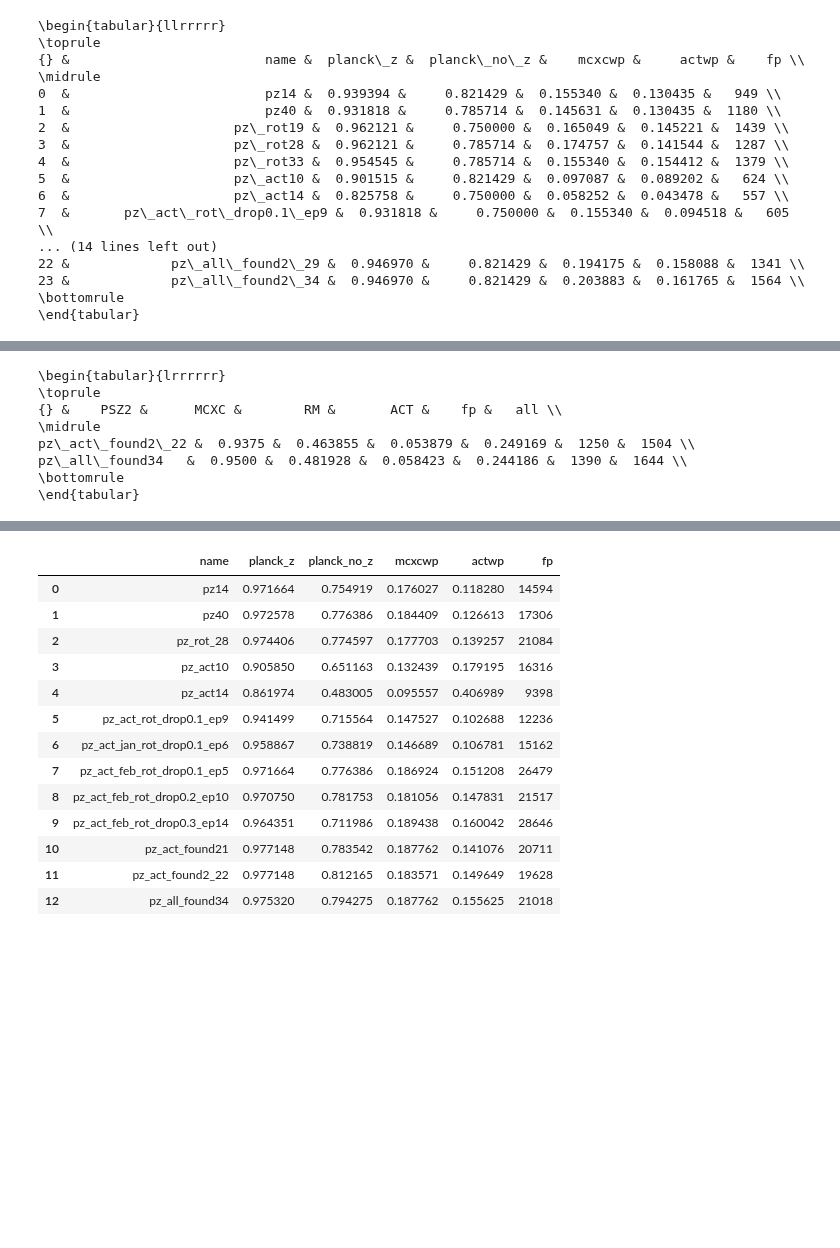
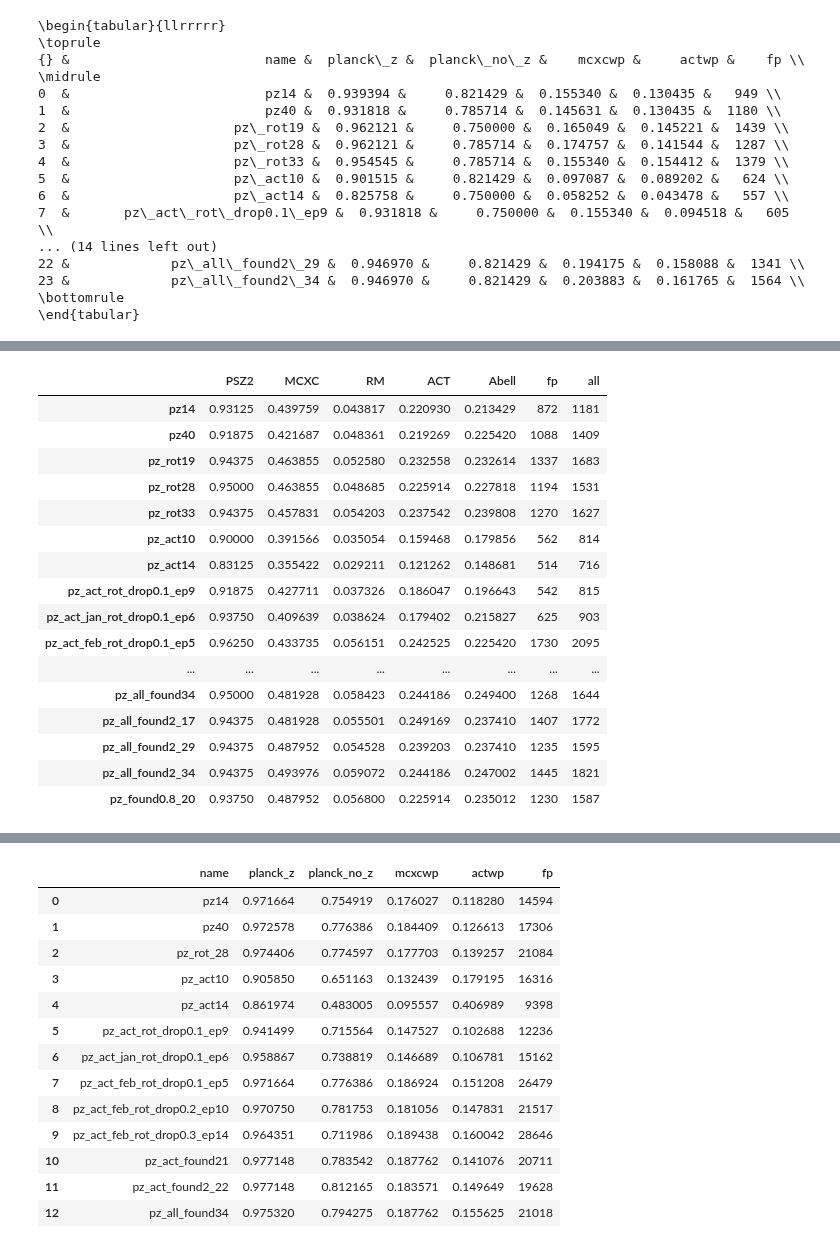
Before and after one commit to rt2122/data-segmentation-2, a Jupyter notebook: modifications_for_model/df_val_stat_all_models.ipynb, the cells around one changed output, grey strips where cells are left out. Saved outputs shown, nothing was run; the diff lists cells and outputs as text; code cells hidden in the pictures; blank space fills up the shorter version.

```diff
--- a/modifications_for_model/df_val_stat_all_models.ipynb
+++ b/modifications_for_model/df_val_stat_all_models.ipynb
@@ -131,14 +139,23 @@ See the caveats in the documentation: https://pandas.pydata.org/pandas-docs/stab
-# %%
-print(recall_df[np.in1d(recall_df.index, models)].to_latex())
-# %% [output]
-\begin{tabular}{lrrrrrr}
-\toprule
-{} &    PSZ2 &      MCXC &        RM &       ACT &    fp &   all \\
-\midrule
-pz\_act\_found2\_22 &  0.9375 &  0.463855 &  0.053879 &  0.249169 &  1250 &  1504 \\
-pz\_all\_found34   &  0.9500 &  0.481928 &  0.058423 &  0.244186 &  1390 &  1644 \\
-\bottomrule
-\end{tabular}
+# %%
+recall_df
+# %% [output]
+|  | PSZ2 | MCXC | RM | ACT | Abell | fp | all |
+| pz14 | 0.93125 | 0.439759 | 0.043817 | 0.220930 | 0.213429 | 872 | 1181 |
+| pz40 | 0.91875 | 0.421687 | 0.048361 | 0.219269 | 0.225420 | 1088 | 1409 |
+| pz_rot19 | 0.94375 | 0.463855 | 0.052580 | 0.232558 | 0.232614 | 1337 | 1683 |
+| pz_rot28 | 0.95000 | 0.463855 | 0.048685 | 0.225914 | 0.227818 | 1194 | 1531 |
+| pz_rot33 | 0.94375 | 0.457831 | 0.054203 | 0.237542 | 0.239808 | 1270 | 1627 |
+| pz_act10 | 0.90000 | 0.391566 | 0.035054 | 0.159468 | 0.179856 | 562 | 814 |
+| pz_act14 | 0.83125 | 0.355422 | 0.029211 | 0.121262 | 0.148681 | 514 | 716 |
+| pz_act_rot_drop0.1_ep9 | 0.91875 | 0.427711 | 0.037326 | 0.186047 | 0.196643 | 542 | 815 |
+| pz_act_jan_rot_drop0.1_ep6 | 0.93750 | 0.409639 | 0.038624 | 0.179402 | 0.215827 | 625 | 903 |
+| pz_act_feb_rot_drop0.1_ep5 | 0.96250 | 0.433735 | 0.056151 | 0.242525 | 0.225420 | 1730 | 2095 |
+| ... | ... | ... | ... | ... | ... | ... | ... |
+| pz_all_found34 | 0.95000 | 0.481928 | 0.058423 | 0.244186 | 0.249400 | 1268 | 1644 |
+| pz_all_found2_17 | 0.94375 | 0.481928 | 0.055501 | 0.249169 | 0.237410 | 1407 | 1772 |
+| pz_all_found2_29 | 0.94375 | 0.487952 | 0.054528 | 0.239203 | 0.237410 | 1235 | 1595 |
+| pz_all_found2_34 | 0.94375 | 0.493976 | 0.059072 | 0.244186 | 0.247002 | 1445 | 1821 |
+| pz_found0.8_20 | 0.93750 | 0.487952 | 0.056800 | 0.225914 | 0.235012 | 1230 | 1587 |
 # %%
 comp_df
 # %% [output]
```
Also changed, not shown: parts of 4 cells of this notebook, 10 other files.
